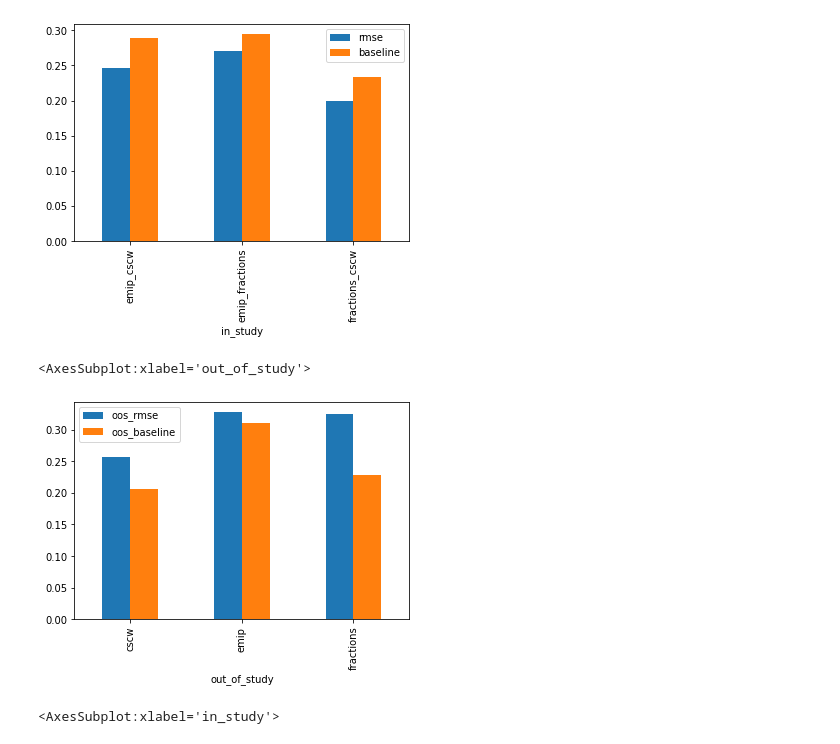
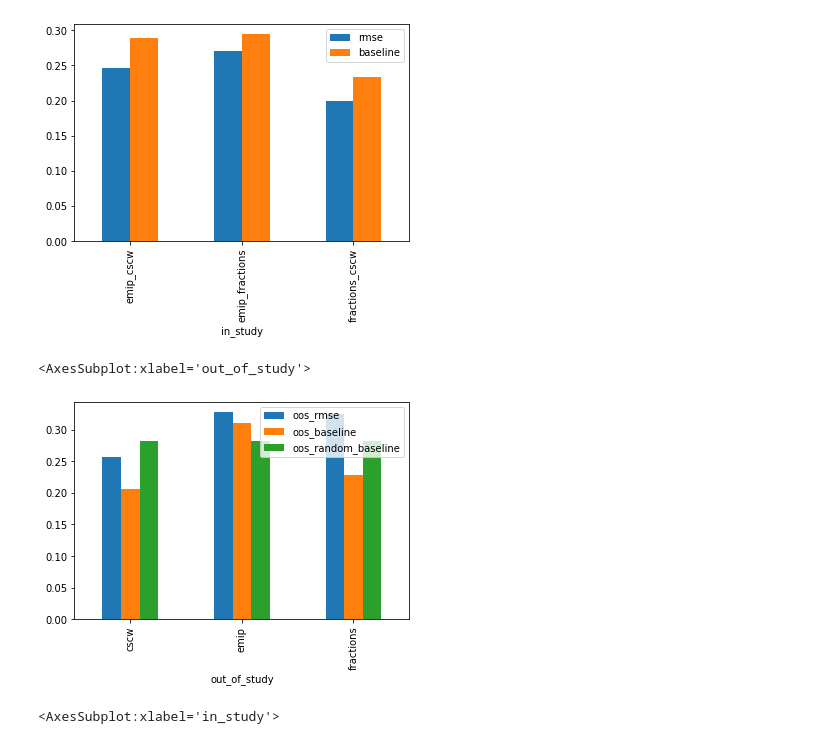
Before and after one commit to s0lvang/ideal-pancake, a Jupyter notebook: misc/notebooks/Analyze Results.ipynb, the cells around one changed output. Cells and saved outputs as stored; diff of their text form; code cells hidden in the pictures.

```diff
--- a/misc/notebooks/Analyze Results.ipynb
+++ b/misc/notebooks/Analyze Results.ipynb
@@ -142,14 +142,14 @@ df["in_study"] = df["in_study"].map(name_mapping)
 df["baseline"] = df.loc[:, "in_study"].map(baselines)
 df["oos_baseline"] = df.loc[:, "out_of_study"].map(baselines)
 df["random_baseline"] = df.loc[:, "in_study"].map(random_baselines)
-df["oos_random_baseline"] = df.loc[:, "out_of_study"].map(random_baselines)
+df["oos_random_baseline"] = 0.281476819416418 #df.loc[:, "out_of_study"].map(random_baselines)
 
 one_to_one_df["feature_combinations"] = one_to_one_df["feature_combinations"].map(inv_map)
 one_to_one_df["in_study"] = one_to_one_df["in_study"].map(name_mapping)
 one_to_one_df["baseline"] = one_to_one_df.loc[:, "in_study"].map(baselines)
 one_to_one_df["oos_baseline"] = one_to_one_df.loc[:, "out_of_study"].map(baselines)
 one_to_one_df["random_baseline"] = one_to_one_df.loc[:, "in_study"].map(random_baselines)
-one_to_one_df["oos_random_baseline"] = df.loc[:, "out_of_study"].map(random_baselines)
+one_to_one_df["oos_random_baseline"] = 0.281476819416418 #one_to_one_df.loc[:, "out_of_study"].map(random_baselines)
 one_to_one_df
 # %% [output]
 |  | Unnamed: 0 | rmse | oos_rmse | FGI | in_study_prediction | in_study_labels | oos_prediction | ... |
@@ -191,10 +215,10 @@ minimum_rmse.plot.bar(x="in_study", y=["rmse", "baseline"])
 # %%
 # OOS best pipeline vs baseline
 minimum_rmse = df.loc[df.groupby('out_of_study')["rmse"].idxmin()]
-minimum_rmse.plot.bar(x="out_of_study", y=["oos_rmse", "oos_baseline"])
+minimum_rmse.plot.bar(x="out_of_study", y=["oos_rmse", "oos_baseline", "oos_random_baseline"])
 # %% [output]
 <AxesSubplot:xlabel='out_of_study'>
-[figure, old version]
+[figure, new version]
 # %%
 #MINIMUM RMSE PER oos DATASET
 minimum_rmse = one_to_one_df.loc[one_to_one_df.groupby('in_study')["rmse"].idxmin()]
```
Also changed, not shown: parts of 3 cells of this notebook, 4 other files.
